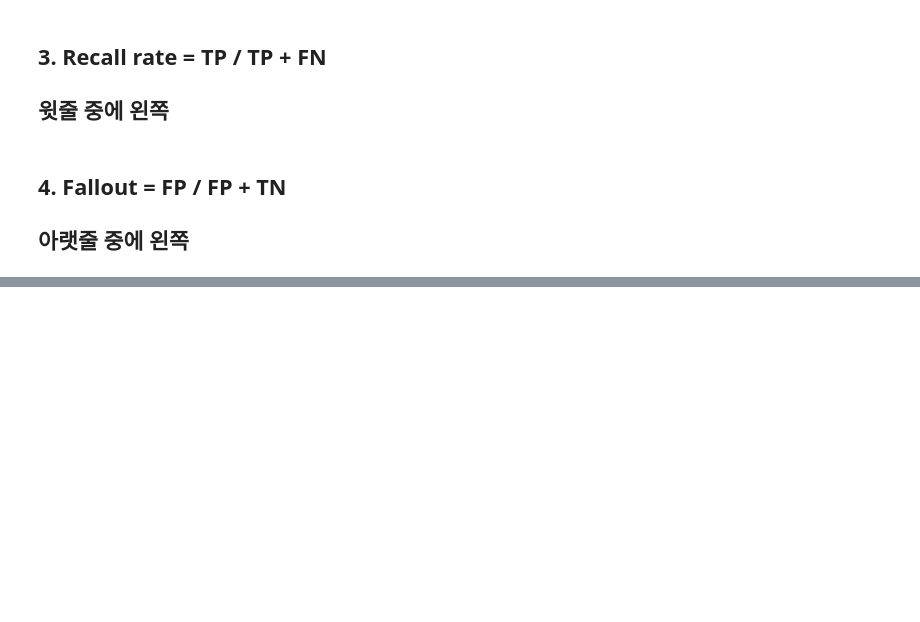
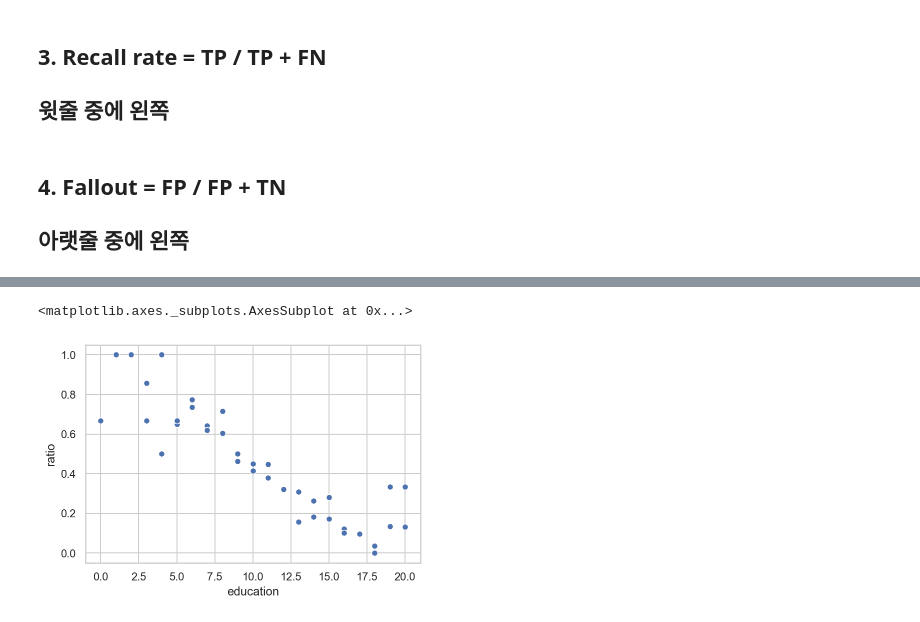
Before and after one commit to KIMS-Github/TIL_, a Jupyter notebook: math/Math_Test_1_2_3/Math_test_part3.ipynb, the cells around one changed output, grey strips where cells are left out. Drawn from its saved outputs; the diff is of its cells as text; code cells hidden in the pictures; blank space fills up the shorter version.

```diff
--- a/math/Math_Test_1_2_3/Math_test_part3.ipynb
+++ b/math/Math_Test_1_2_3/Math_test_part3.ipynb
@@ -152,0 +183,4 @@ array([[0, 2],
+# %%
+from sklearn.datasets import load_iris
+iris = load_iris()
+iris
@@ -152,0 +262,6 @@ array([[0, 2],
+# %%
+idx = np.in1d(iris.target, [1, 2])
+X0 = pd.DataFrame(iris.data[idx, :], columns = iris.feature_names[:])
+X = sm.add_constant(X0)
+y = iris.target[idx] - 1
+y
@@ -152,0 +313,6 @@ array([[0, 2],
+# %%
+data_wrole = sm.datasets.get_rdataset("womensrole", package="HSAUR")
+# %%
+df_wrole = data_wrole.data
+df_wrole["ratio"] = df_wrole.agree / (df_wrole.agree + df_wrole.disagree)
+df_wrole.tail()
@@ -152,0 +326,5 @@ array([[0, 2],
+# %%
+sns.scatterplot(df_wrole.education, df_wrole.ratio)
+# %% [output]
+<matplotlib.axes._subplots.AxesSubplot at 0x...>
+[figure, added]
```
Also changed, not shown: parts of 20 cells of this notebook.
